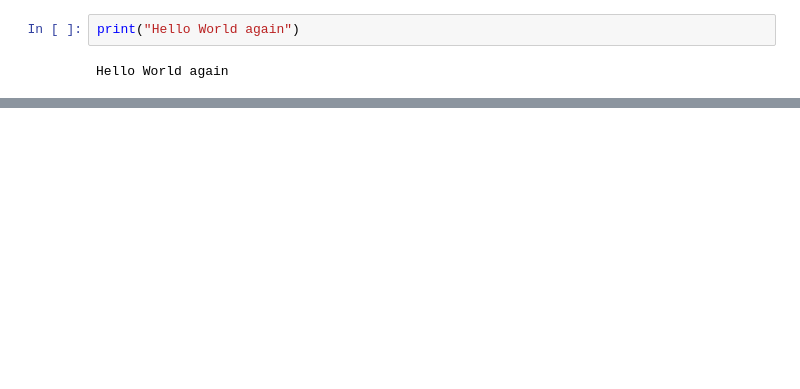
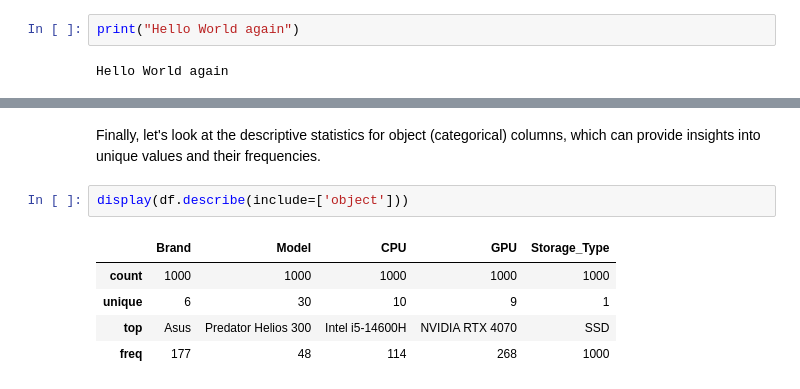
Before and after one commit to johnsonduck424/ADALL_github, a Jupyter notebook: MainW2S1.ipynb, the cells around one changed output, grey strips where cells are left out. Drawn from its saved outputs; the diff is of its cells as text; blank space fills up the shorter version.

```diff
--- a/MainW2S1.ipynb
+++ b/MainW2S1.ipynb
@@ -25,0 +86,10 @@ Successfully loaded data from GitHub!
+# %% [markdown]
+Finally, let's look at the descriptive statistics for object (categorical) columns, which can provide insights into unique values and their frequencies.
+# %%
+display(df.describe(include=['object']))
+# %% [output]
+|  | Brand | Model | CPU | GPU | Storage_Type |
+| count | 1000 | 1000 | 1000 | 1000 | 1000 |
+| unique | 6 | 30 | 10 | 9 | 1 |
+| top | Asus | Predator Helios 300 | Intel i5-14600H | NVIDIA RTX 4070 | SSD |
+| freq | 177 | 48 | 114 | 268 | 1000 |
```
Also changed, not shown: parts of 7 cells of this notebook.
